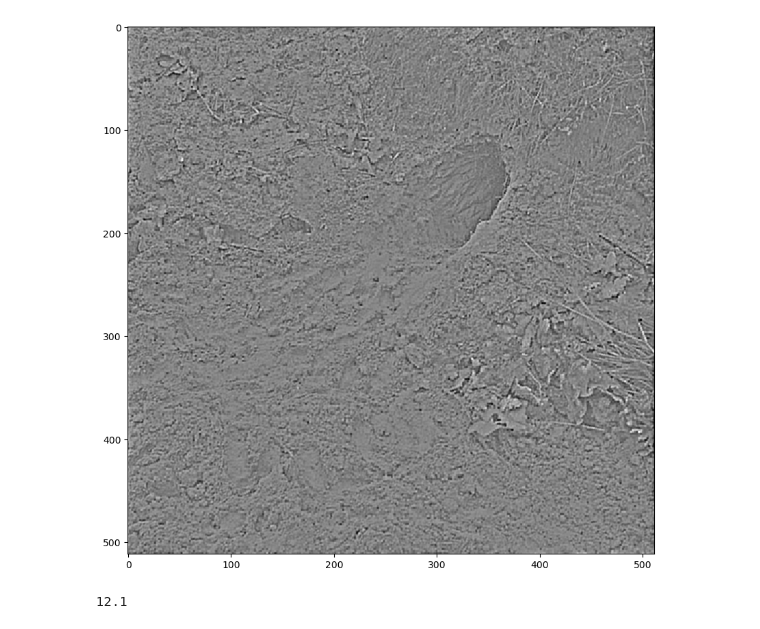
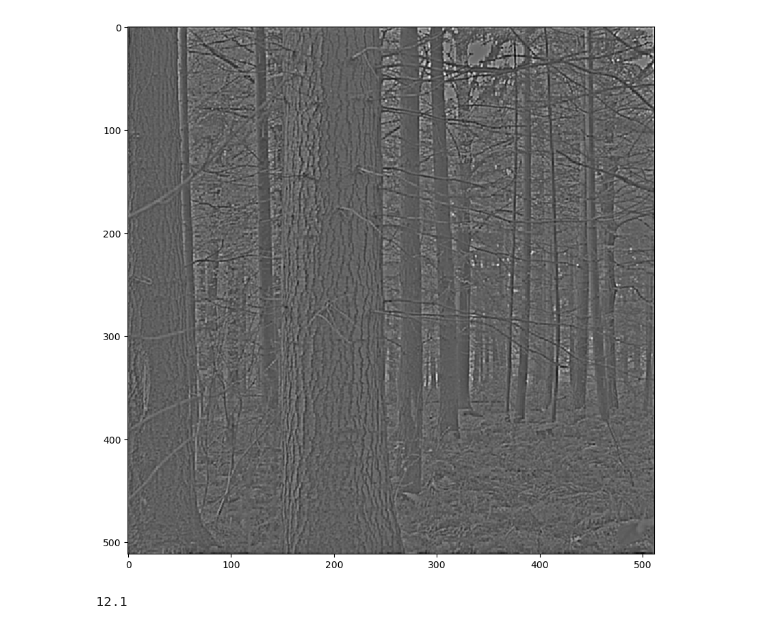
Before and after one commit to derek1909/Sparse-Coding, a Jupyter notebook: sparse_coding_torch_Demo.ipynb, the cells around one changed output. Drawn from its saved outputs; the diff is of its cells as text; code cells hidden in the pictures.

```diff
--- a/sparse_coding_torch_Demo.ipynb
+++ b/sparse_coding_torch_Demo.ipynb
@@ -23,9 +23,9 @@ vm = mat['IMAGES'].astype('float32')
 # %%
 fig = plt.figure(figsize=(10,10))
 ax = fig.gca()
-utility.imshow(vm[:,:,34],ax=ax)
+utility.imshow(vm[:,:,26],ax=ax)
 # %% [output]
-[figure, old version]
+[figure, new version]
 # %%
 print(torch.version.cuda)
 
```
Also changed, not shown: parts of 3 cells of this notebook.
